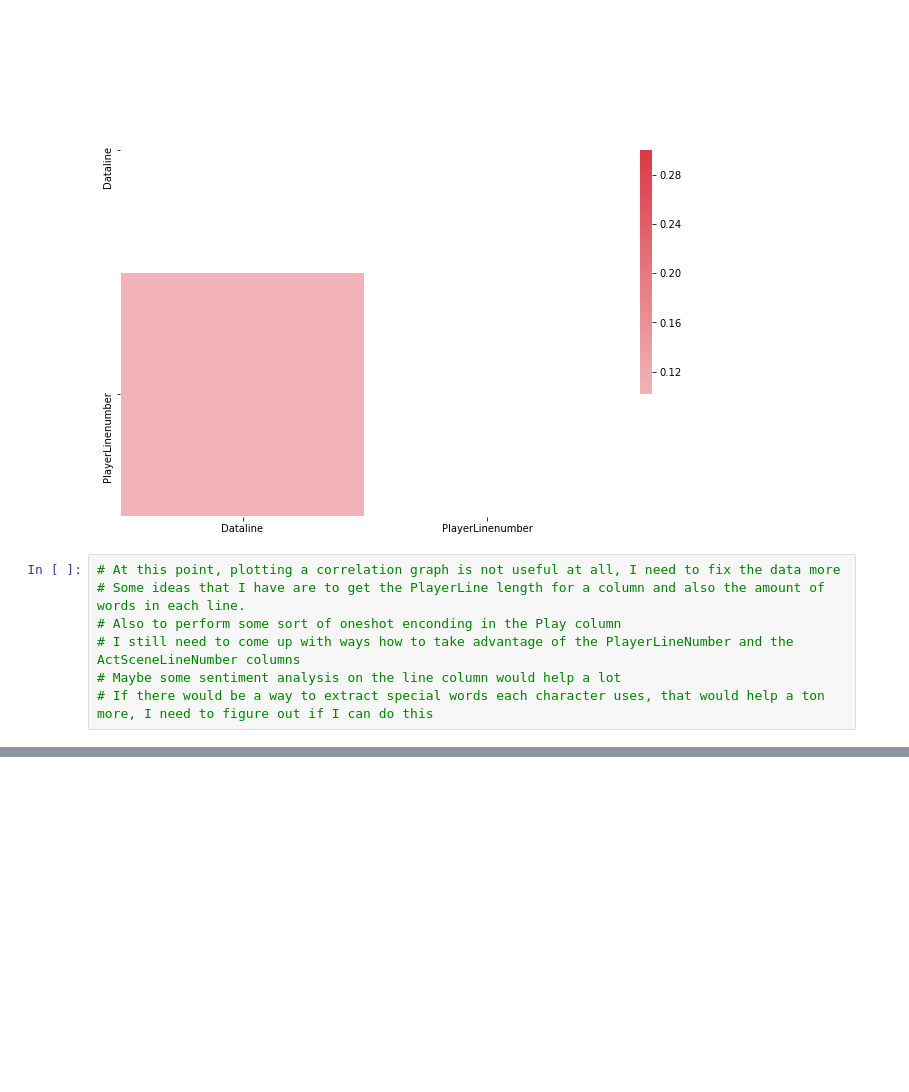
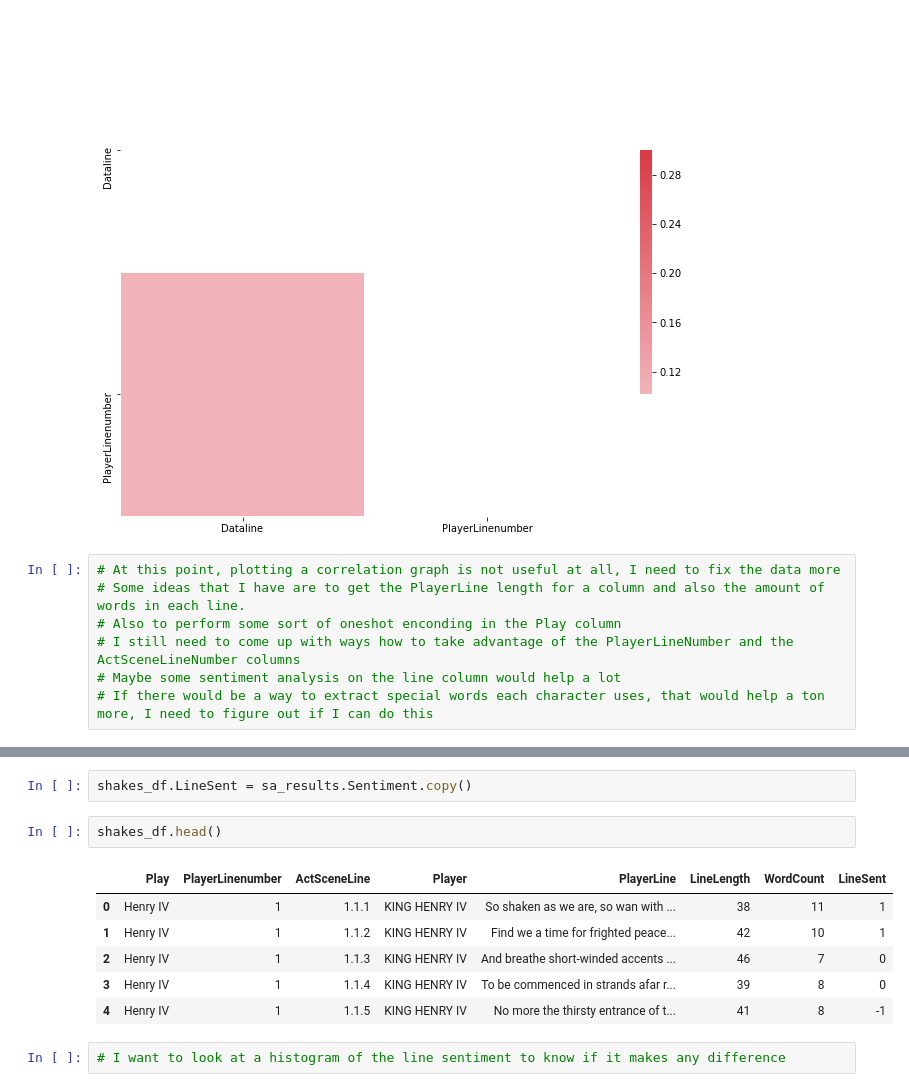
Before and after one commit to giordan12/tobeornottobe, a Jupyter notebook: castro_project2.ipynb, the cells around one changed output, grey strips where cells are left out. Drawn from its saved outputs; the diff is of its cells as text; blank space fills up the shorter version.

```diff
--- a/castro_project2.ipynb
+++ b/castro_project2.ipynb
@@ -115,0 +294,13 @@ sns.heatmap(shakes_corr, mask=mask, cmap=cmap, vmax=.3, center=0,
+# %%
+shakes_df.LineSent = sa_results.Sentiment.copy()
+# %%
+shakes_df.head()
+# %% [output]
+|  | Play | PlayerLinenumber | ActSceneLine | Player | PlayerLine | LineLength | WordCount | LineSent |
+| 0 | Henry IV | 1 | 1.1.1 | KING HENRY IV | So shaken as we are, so wan with ... | 38 | 11 | 1 |
+| 1 | Henry IV | 1 | 1.1.2 | KING HENRY IV | Find we a time for frighted peace... | 42 | 10 | 1 |
+| 2 | Henry IV | 1 | 1.1.3 | KING HENRY IV | And breathe short-winded accents ... | 46 | 7 | 0 |
+| 3 | Henry IV | 1 | 1.1.4 | KING HENRY IV | To be commenced in strands afar r... | 39 | 8 | 0 |
+| 4 | Henry IV | 1 | 1.1.5 | KING HENRY IV | No more the thirsty entrance of t... | 41 | 8 | -1 |
+# %%
+# I want to look at a histogram of the line sentiment to know if it makes any difference
```
Also changed, not shown: parts of 34 cells of this notebook.
